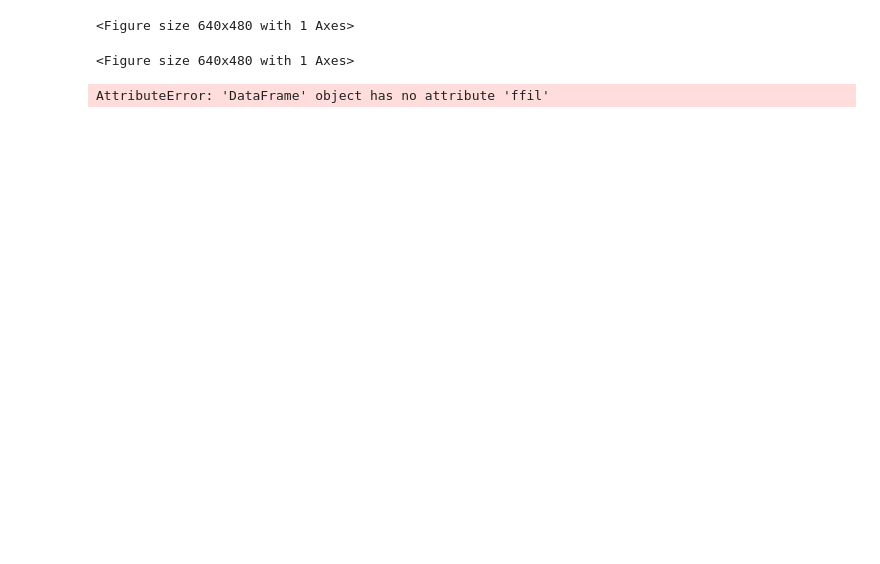
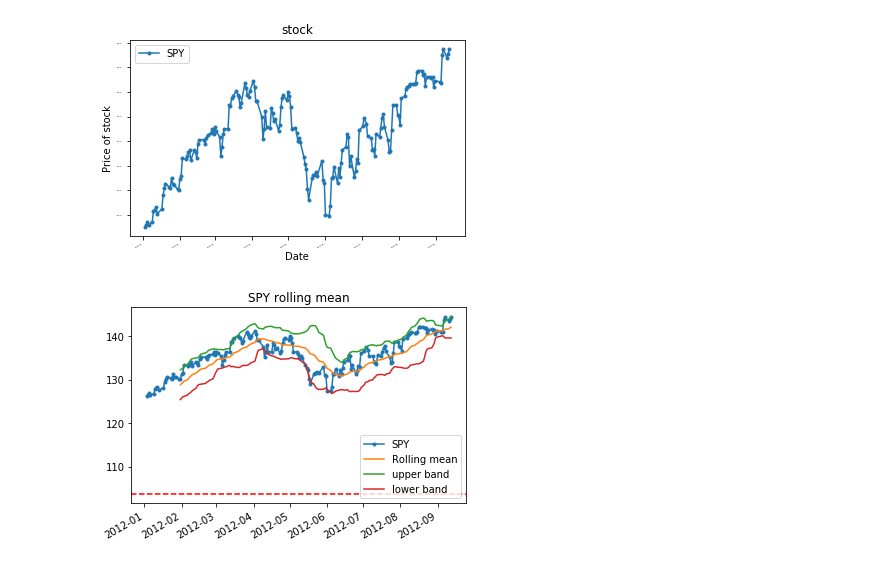
Before and after one commit to avdhootpatil/Stock-evaluation-in-python, a Jupyter notebook: rolling_stati.ipynb, the cells around one changed output. Drawn from its saved outputs; the diff is of its cells as text; code cells hidden in the pictures; blank space fills up the shorter version.

Commit message:
Removed dunctions f_fill and b_fill

```diff
--- a/rolling_stati.ipynb
+++ b/rolling_stati.ipynb
@@ -57,13 +57,6 @@ def fill_na():
 
 
 
-def f_fill(df):
-    df.ffil(df,index="true")
-
-
-def b_fill(df):
-    df.bfill(df,index="true")
-
 
 def test_run():
     start_date="2012-01-01"
@@ -86,38 +79,36 @@ def test_run():
     rm_spy = get_rolling_mean(df['SPY'],window=20)
 
     #computing rolling standard deviation
     rs_spy = get_rolling_std(df['SPY'],window=20)
 
     #computing bollinger bands
     u_band, l_band = get_bollinger_bands(rm_spy,rs_spy)
 
     #computing daily returns
     daily_returns = compute_daily_returns(df)
 #     plot_data(daily_returns,title = "Daily returns")
 
 
     #plotting rolling mean
     rm_spy.plot(label="Rolling mean",ax=ax)
 
     #plotting bollinger bands
     u_band.plot(label="upper band",ax=ax)
     l_band.plot(label="lower band",ax=ax)
 
     ax.legend(loc='lower right')
     plt.show()
 
-    f_fill(df)
-    b_fill(df)
 
-    fig_size = plt.rcParams["figure.figsize"]
-    fig_size[0]=11
-    fig_size[1]=8
+
+#     fig_size = plt.rcParams["figure.figsize"]
+#     fig_size[0]=11
+#     fig_size[1]=8
 
 
 
 if __name__=="__main__":
     test_run()
 # %% [output]
-<Figure size 640x480 with 1 Axes>
-<Figure size 640x480 with 1 Axes>
-AttributeError: 'DataFrame' object has no attribute 'ffil'
+[figure, added]
+[figure, added]
```
